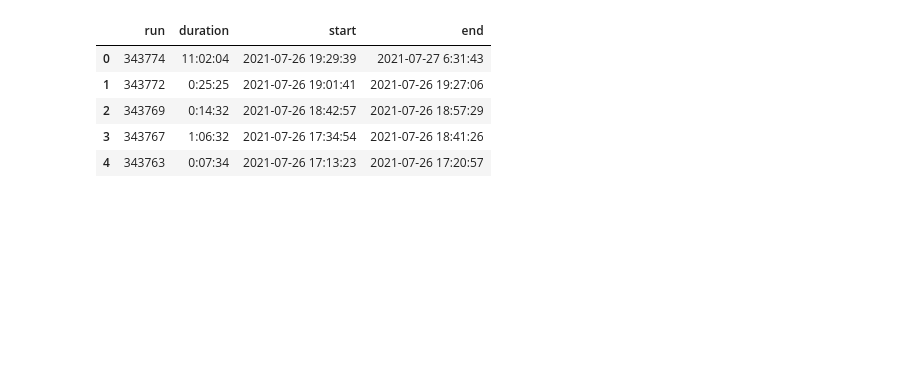
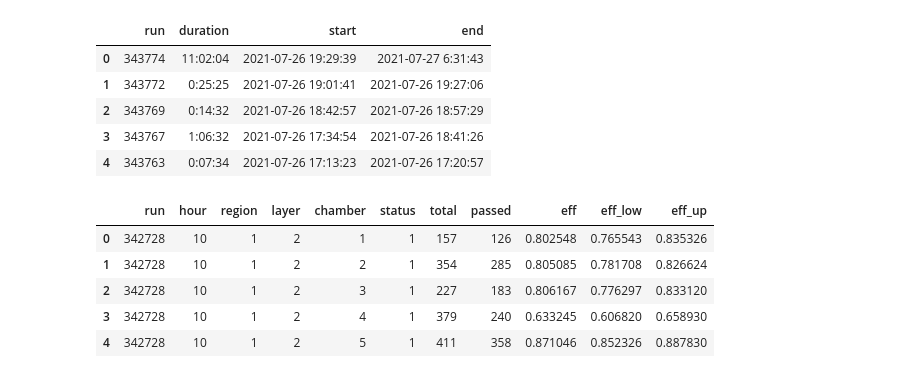
Before and after one commit to seungjin-yang/GEM-OfflineDQM-HVScan, a Jupyter notebook: plotting.ipynb, the cells around one changed output. Cells and saved outputs as stored; diff of their text form; code cells hidden in the pictures; blank space fills up the shorter version.

```diff
--- a/plotting.ipynb
+++ b/plotting.ipynb
@@ -95,6 +90,15 @@ min_duration = 5
 # remove
 df = df[df.status == 1]
 df = df[df.hour >= min_duration]
+# %%
+df.head()
+# %% [output]
+|  | run | hour | region | layer | chamber | status | total | passed | eff | eff_low | eff_up |
+| 0 | 342728 | 10 | 1 | 2 | 1 | 1 | 157 | 126 | 0.802548 | 0.765543 | 0.835326 |
+| 1 | 342728 | 10 | 1 | 2 | 2 | 1 | 354 | 285 | 0.805085 | 0.781708 | 0.826624 |
+| 2 | 342728 | 10 | 1 | 2 | 3 | 1 | 227 | 183 | 0.806167 | 0.776297 | 0.833120 |
+| 3 | 342728 | 10 | 1 | 2 | 4 | 1 | 379 | 240 | 0.633245 | 0.606820 | 0.658930 |
+| 4 | 342728 | 10 | 1 | 2 | 5 | 1 | 411 | 358 | 0.871046 | 0.852326 | 0.887830 |
 # %%
 for region, layer in REGION_LAYER_LIST:
     fig, ax = plt.subplots(figsize=(18, 6), nrows=1)
```
Also changed, not shown: parts of 3 cells of this notebook.
